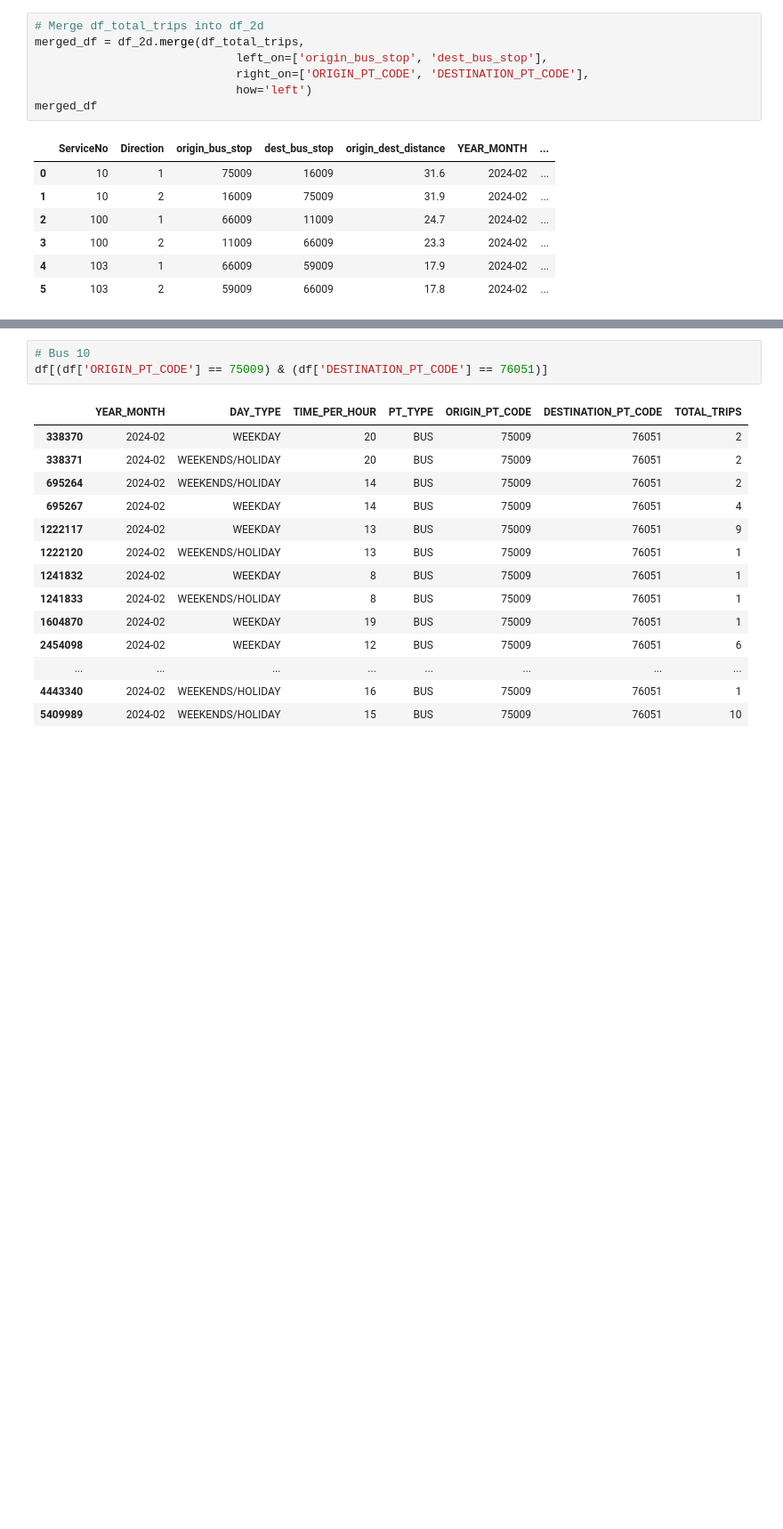
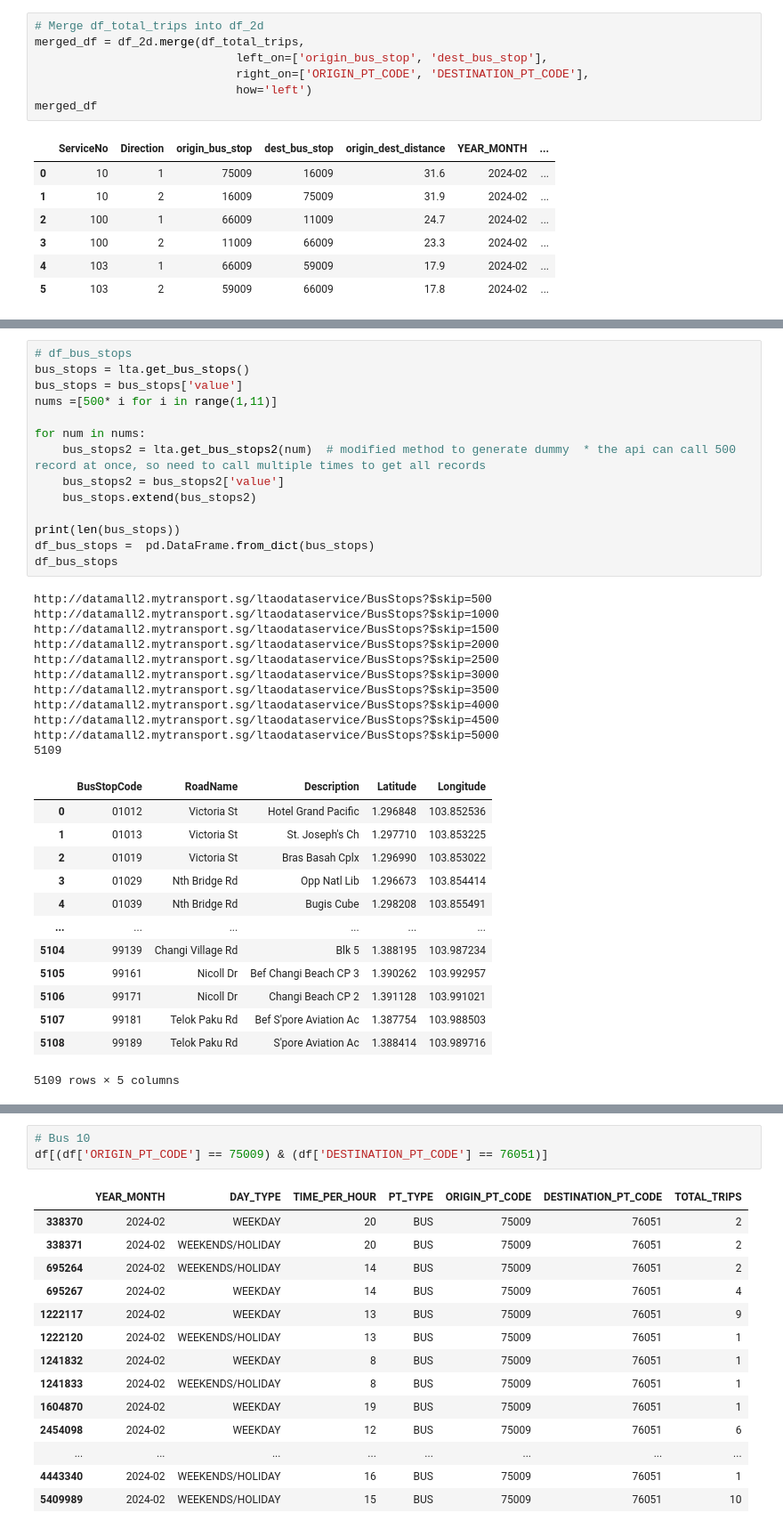
Before and after one commit to KangJingA/CSE6242-project, a Jupyter notebook: data_proc_scratchbook.ipynb, the cells around one changed output, grey strips where cells are left out. Shown at 89% size. Cells and saved outputs as stored; diff of their text form; blank space fills up the shorter version.

```diff
--- a/data_proc_scratchbook.ipynb
+++ b/data_proc_scratchbook.ipynb
@@ -380,3 +381,42 @@ merge_distance_totalTrips(df_2d, df_total_trips)
 | 3 | 100 | 2 | 11009 | 66009 | 23.3 | 2024-02 | ... |
 | 4 | 103 | 1 | 66009 | 59009 | 17.9 | 2024-02 | ... |
 | 5 | 103 | 2 | 59009 | 66009 | 17.8 | 2024-02 | ... |
+# %%
+# df_bus_stops
+bus_stops = lta.get_bus_stops()
+bus_stops = bus_stops['value']
+nums =[500* i for i in range(1,11)]
+
+for num in nums:
+    bus_stops2 = lta.get_bus_stops2(num)  # modified method to generate dummy  * the api can call 500 record at once, so need to call multiple times to get all records
+    bus_stops2 = bus_stops2['value']
+    bus_stops.extend(bus_stops2)
+
+print(len(bus_stops))
+df_bus_stops =  pd.DataFrame.from_dict(bus_stops)
+df_bus_stops
+# %% [output]
+http://datamall2.mytransport.sg/ltaodataservice/BusStops?$skip=500
+http://datamall2.mytransport.sg/ltaodataservice/BusStops?$skip=1000
+http://datamall2.mytransport.sg/ltaodataservice/BusStops?$skip=1500
+http://datamall2.mytransport.sg/ltaodataservice/BusStops?$skip=2000
+http://datamall2.mytransport.sg/ltaodataservice/BusStops?$skip=2500
+http://datamall2.mytransport.sg/ltaodataservice/BusStops?$skip=3000
+http://datamall2.mytransport.sg/ltaodataservice/BusStops?$skip=3500
+http://datamall2.mytransport.sg/ltaodataservice/BusStops?$skip=4000
+http://datamall2.mytransport.sg/ltaodataservice/BusStops?$skip=4500
+http://datamall2.mytransport.sg/ltaodataservice/BusStops?$skip=5000
+5109
+|  | BusStopCode | RoadName | Description | Latitude | Longitude |
+| 0 | 01012 | Victoria St | Hotel Grand Pacific | 1.296848 | 103.852536 |
+| 1 | 01013 | Victoria St | St. Joseph's Ch | 1.297710 | 103.853225 |
+| 2 | 01019 | Victoria St | Bras Basah Cplx | 1.296990 | 103.853022 |
+| 3 | 01029 | Nth Bridge Rd | Opp Natl Lib | 1.296673 | 103.854414 |
+| 4 | 01039 | Nth Bridge Rd | Bugis Cube | 1.298208 | 103.855491 |
+| ... | ... | ... | ... | ... | ... |
+| 5104 | 99139 | Changi Village Rd | Blk 5 | 1.388195 | 103.987234 |
+| 5105 | 99161 | Nicoll Dr | Bef Changi Beach CP 3 | 1.390262 | 103.992957 |
+| 5106 | 99171 | Nicoll Dr | Changi Beach CP 2 | 1.391128 | 103.991021 |
+| 5107 | 99181 | Telok Paku Rd | Bef S'pore Aviation Ac | 1.387754 | 103.988503 |
+| 5108 | 99189 | Telok Paku Rd | S'pore Aviation Ac | 1.388414 | 103.989716 |
+5109 rows × 5 columns
```
Also changed, not shown: parts of 11 cells of this notebook, 8 other files.
